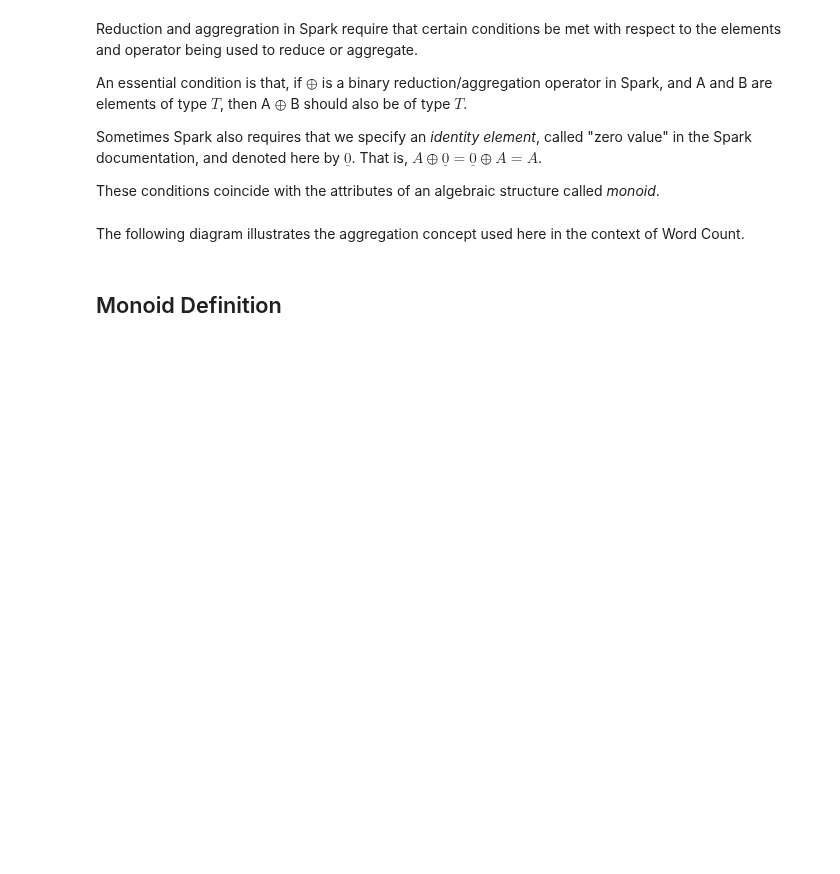
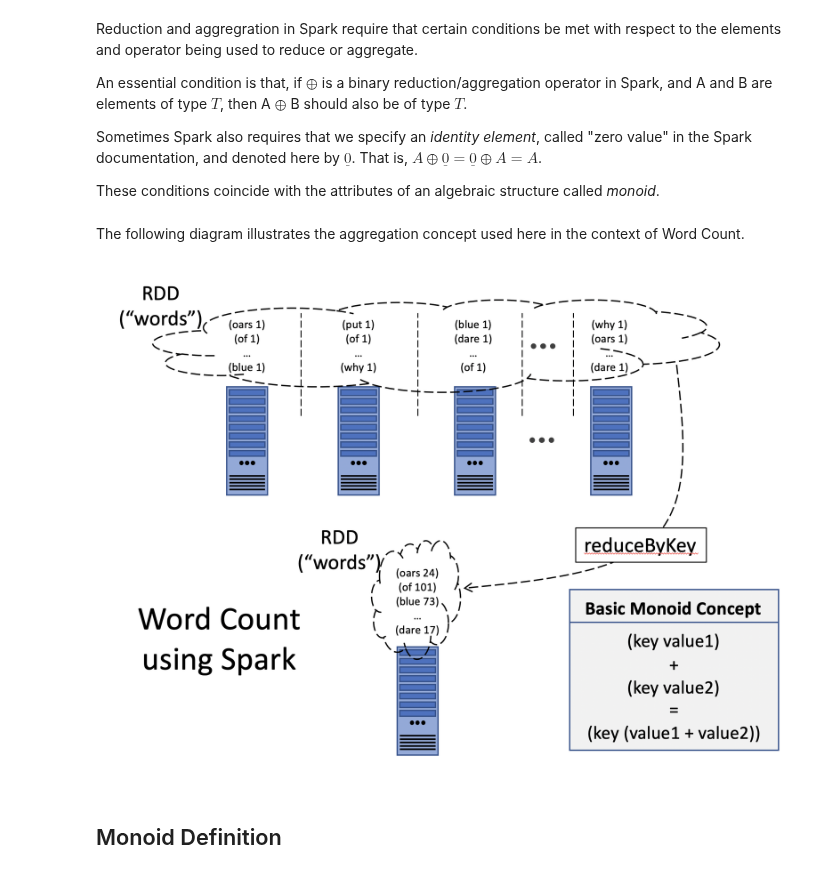
Before and after one commit to alreich/ipython-notebooks, a Jupyter notebook: Monoids_101_for_Apache_Spark.ipynb, the cells around one changed output. Saved outputs shown, nothing was run; the diff lists cells and outputs as text; code cells hidden in the pictures; blank space fills up the shorter version.

```diff
--- a/Monoids_101_for_Apache_Spark.ipynb
+++ b/Monoids_101_for_Apache_Spark.ipynb
@@ -61,7 +59,9 @@ These conditions coincide with the attributes of an algebraic structure called <
 The following diagram illustrates the aggregation concept used here in the context of Word Count.
 # %%
 from IPython.display import Image
-Image(filename = "/Users/alfredreich/Documents/Github/repo/ipython-notebooks/word_count_in_spark.png", width = 1000, height = 300)
+Image(filename = "/Users/alfredreich/Documents/Github/repo/ipython-notebooks/word_count_in_spark.png")
+# %% [output]
+[figure, added]
 # %% [markdown]
 ## Monoid Definition
 # %% [markdown]
```
Also changed, not shown: parts of 4 cells of this notebook.
